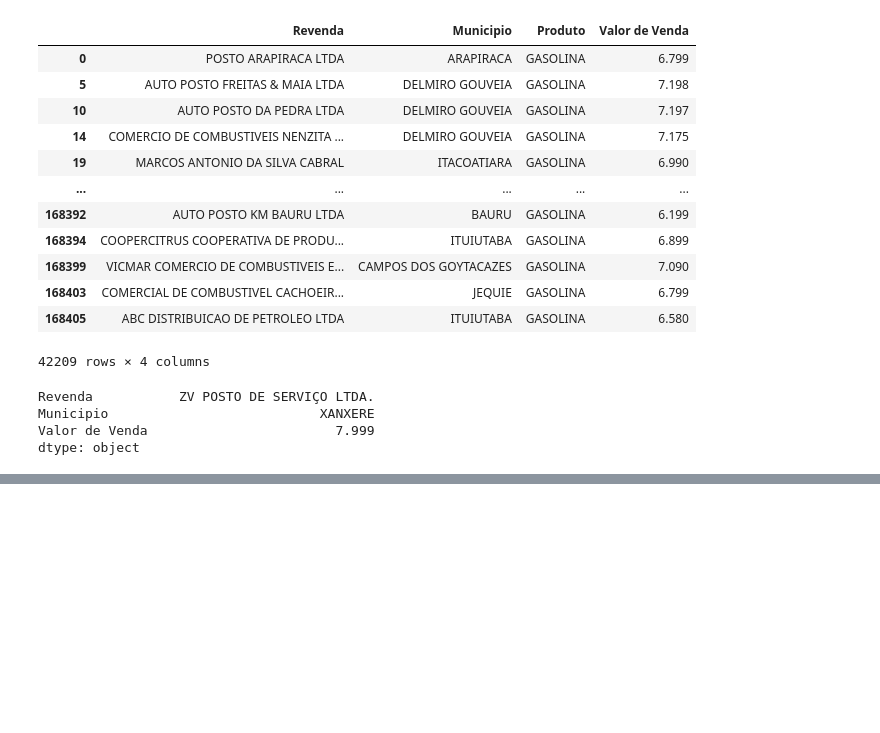
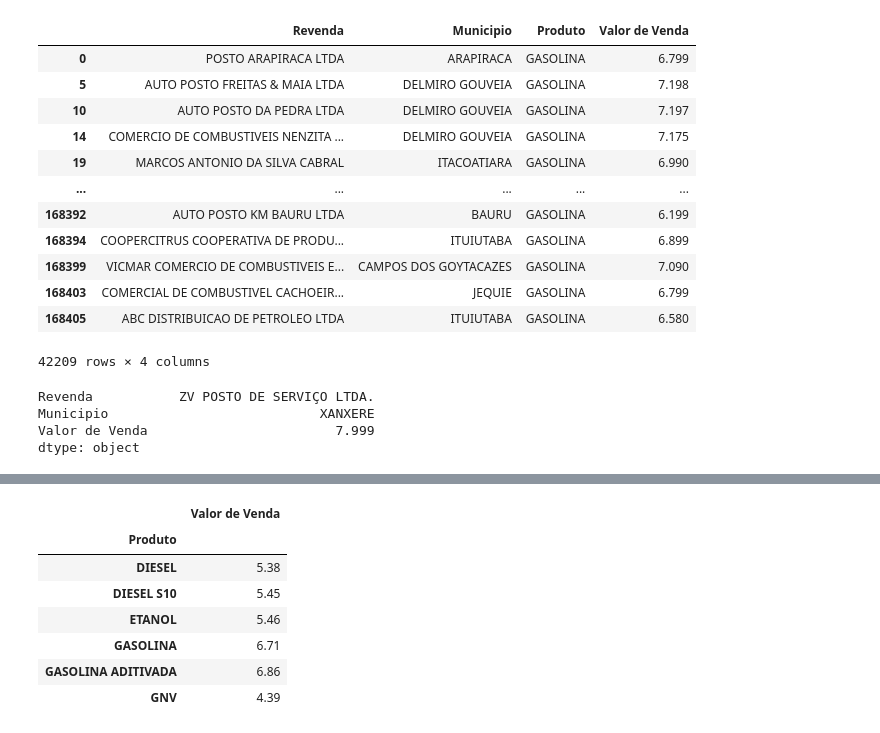
Before and after one commit to guiidoo/PandasPython, a Jupyter notebook: Primeiro_Exemplo_Em_Pandas.ipynb, the cells around one changed output, grey strips where cells are left out. Drawn from its saved outputs; the diff is of its cells as text; code cells hidden in the pictures; blank space fills up the shorter version.

```diff
--- a/Primeiro_Exemplo_Em_Pandas.ipynb
+++ b/Primeiro_Exemplo_Em_Pandas.ipynb
@@ -215,0 +257,14 @@ dtype: object
+# %%
+# Como mostrar media de valor de vendaa por COMBUSTIVEL no Brasil todo
+
+med_por_comb_df = ca_df[['Produto','Valor de Venda']].groupby(by='Produto').mean().round(2)
+display(med_por_comb_df)
+# %% [output]
+|  | Valor de Venda |
+| Produto |  |
+| DIESEL | 5.38 |
+| DIESEL S10 | 5.45 |
+| ETANOL | 5.46 |
+| GASOLINA | 6.71 |
+| GASOLINA ADITIVADA | 6.86 |
+| GNV | 4.39 |
```
Also changed, not shown: parts of 6 cells of this notebook.
